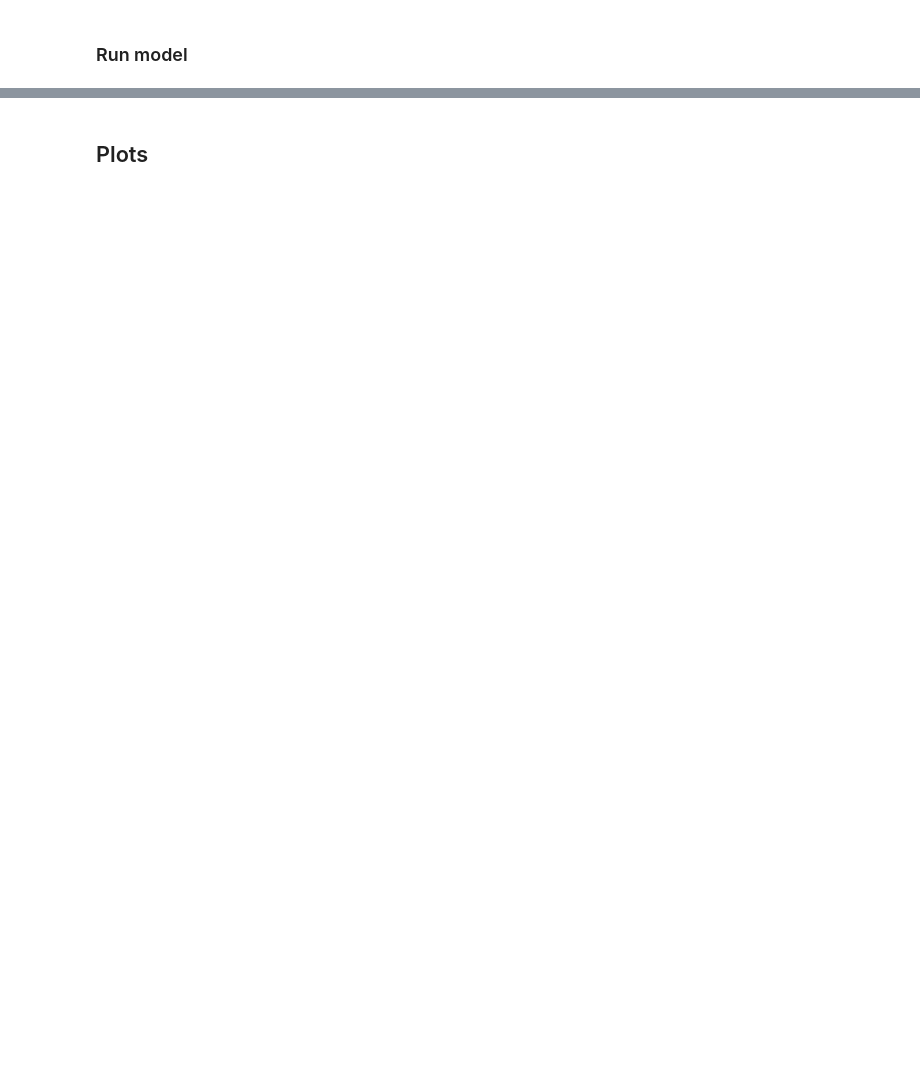
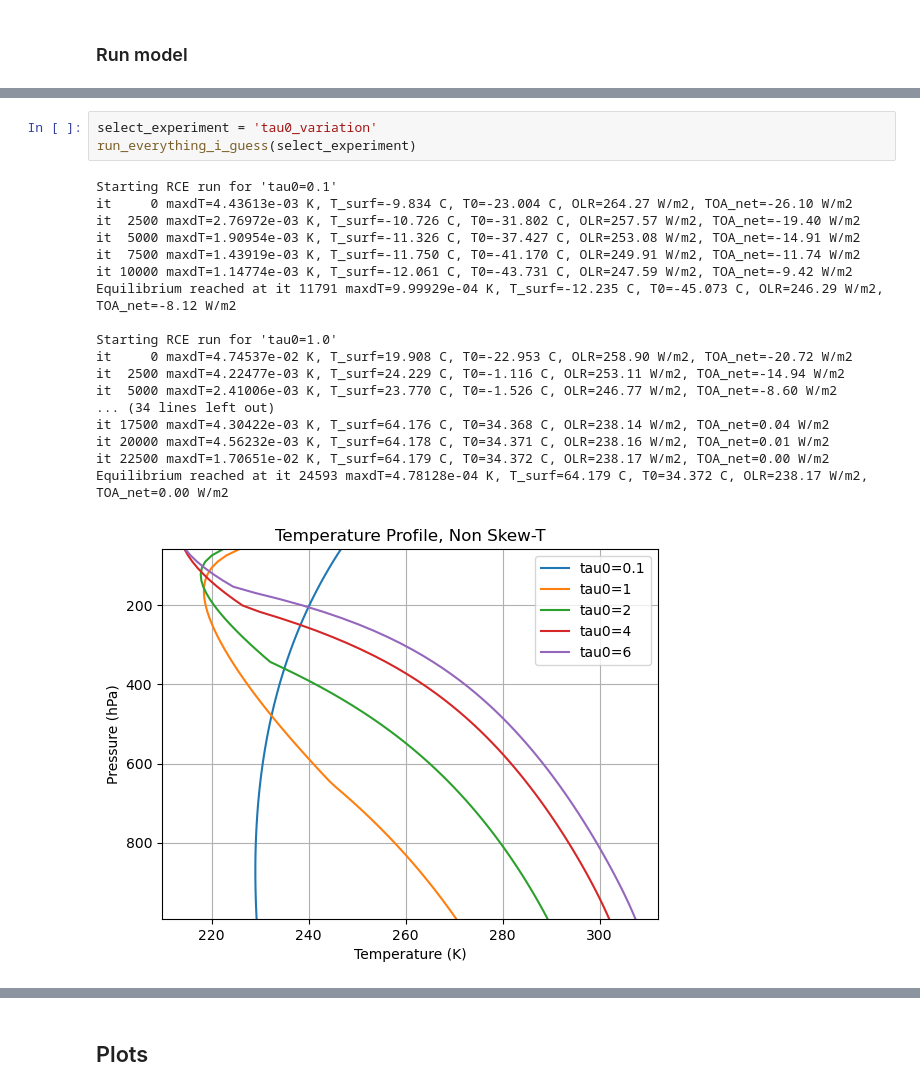
Before and after one commit to Jonathan-Douglas1/Fundimentals_Of_Meteorology, a Jupyter notebook: Lab4_rce_model.ipynb, the cells around one changed output, grey strips where cells are left out. Saved outputs shown, nothing was run; the diff lists cells and outputs as text; blank space fills up the shorter version.

```diff
--- a/Lab4_rce_model.ipynb
+++ b/Lab4_rce_model.ipynb
@@ -585,0 +582,22 @@ array([301.95656567, 301.38144472, 300.7826113 , 300.1612983 ,
+# %%
+select_experiment = 'tau0_variation'
+run_everything_i_guess(select_experiment)
+# %% [output]
+Starting RCE run for 'tau0=0.1'
+it     0 maxdT=4.43613e-03 K, T_surf=-9.834 C, T0=-23.004 C, OLR=264.27 W/m2, TOA_net=-26.10 W/m2
+it  2500 maxdT=2.76972e-03 K, T_surf=-10.726 C, T0=-31.802 C, OLR=257.57 W/m2, TOA_net=-19.40 W/m2
+it  5000 maxdT=1.90954e-03 K, T_surf=-11.326 C, T0=-37.427 C, OLR=253.08 W/m2, TOA_net=-14.91 W/m2
+it  7500 maxdT=1.43919e-03 K, T_surf=-11.750 C, T0=-41.170 C, OLR=249.91 W/m2, TOA_net=-11.74 W/m2
+it 10000 maxdT=1.14774e-03 K, T_surf=-12.061 C, T0=-43.731 C, OLR=247.59 W/m2, TOA_net=-9.42 W/m2
+Equilibrium reached at it 11791 maxdT=9.99929e-04 K, T_surf=-12.235 C, T0=-45.073 C, OLR=246.29 W/m2, TOA_net=-8.12 W/m2
+
+Starting RCE run for 'tau0=1.0'
+it     0 maxdT=4.74537e-02 K, T_surf=19.908 C, T0=-22.953 C, OLR=258.90 W/m2, TOA_net=-20.72 W/m2
+it  2500 maxdT=4.22477e-03 K, T_surf=24.229 C, T0=-1.116 C, OLR=253.11 W/m2, TOA_net=-14.94 W/m2
+it  5000 maxdT=2.41006e-03 K, T_surf=23.770 C, T0=-1.526 C, OLR=246.77 W/m2, TOA_net=-8.60 W/m2
+... (34 lines left out)
+it 17500 maxdT=4.30422e-03 K, T_surf=64.176 C, T0=34.368 C, OLR=238.14 W/m2, TOA_net=0.04 W/m2
+it 20000 maxdT=4.56232e-03 K, T_surf=64.178 C, T0=34.371 C, OLR=238.16 W/m2, TOA_net=0.01 W/m2
+it 22500 maxdT=1.70651e-02 K, T_surf=64.179 C, T0=34.372 C, OLR=238.17 W/m2, TOA_net=0.00 W/m2
+Equilibrium reached at it 24593 maxdT=4.78128e-04 K, T_surf=64.179 C, T0=34.372 C, OLR=238.17 W/m2, TOA_net=0.00 W/m2
+[figure, added]
```
Also changed, not shown: parts of 18 cells of this notebook.
